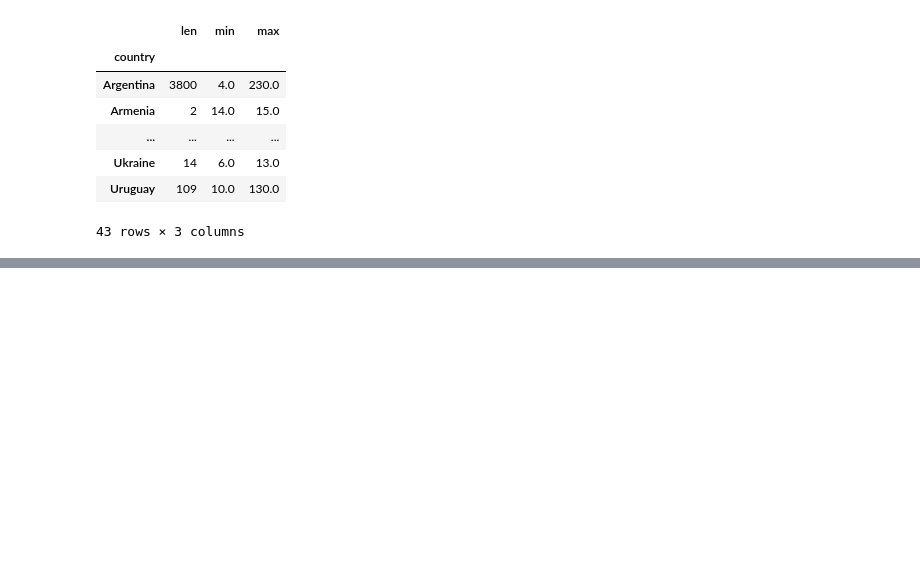
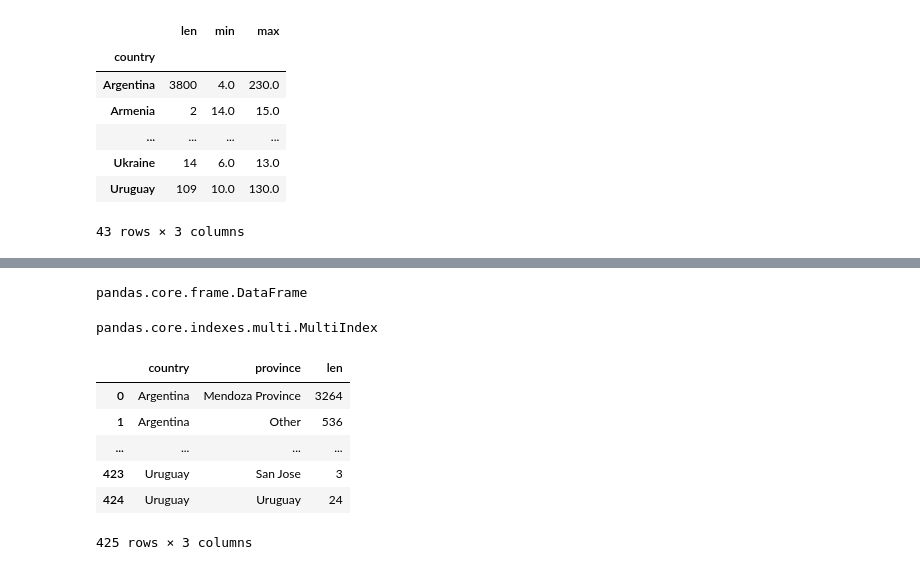
Before and after one commit to GTD2101-ACD-GB-AD24/03-pandas-ricardo-qm, a Jupyter notebook: 04. GroupSort.ipynb, the cells around one changed output, grey strips where cells are left out. Cells and saved outputs as stored; diff of their text form; code cells hidden in the pictures; blank space fills up the shorter version.

```diff
--- a/04. GroupSort.ipynb
+++ b/04. GroupSort.ipynb
@@ -4,7 +4,7 @@
 En este JNB se revisará el tema de Agrupamiento y Sorteo en Pandas.
 # %%
 import pandas as pd
-reviews = pd.read_csv("https://raw.githubusercontent.com/GTD2101-ACD-GB-AD24/ACD.datasets.kaggle/refs/heads/main/winemag-data-130k-v2.txt?token=GHSAT0AAAAAACWKA6N4JJV7UMAUDEFFEBXEZYOYFFQ", index_col=0)
+reviews = pd.read_csv("https://raw.githubusercontent.com/GTD2101-ACD-GB-AD24/ACD.datasets.kaggle/refs/heads/main/winemag-data-130k-v2.txt?token=GHSAT0AAAAAACYUTFXLLC5Y55CLFJECK47AZYQBQGA", index_col=0)
 pd.set_option("display.max_rows", 5)
 # %%
 reviews.groupby('points').points.count()
@@ -68,3 +68,6 @@ reviews.groupby(['country']).price.agg([len, min, max])
 | Ukraine | 14 | 6.0 | 13.0 |
 | Uruguay | 109 | 10.0 | 130.0 |
 43 rows × 3 columns
+# %%
+countries_reviewed = reviews.groupby(['country', 'province']).description.agg([len])
+countries_reviewed
@@ -70,0 +83,19 @@ reviews.groupby(['country']).price.agg([len, min, max])
+# %%
+type(countries_reviewed)
+# %% [output]
+pandas.core.frame.DataFrame
+# %%
+mi = countries_reviewed.index
+type(mi)
+# %% [output]
+pandas.core.indexes.multi.MultiIndex
+# %%
+countries_reviewed.reset_index()
+# %% [output]
+|  | country | province | len |
+| 0 | Argentina | Mendoza Province | 3264 |
+| 1 | Argentina | Other | 536 |
+| ... | ... | ... | ... |
+| 423 | Uruguay | San Jose | 3 |
+| 424 | Uruguay | Uruguay | 24 |
+425 rows × 3 columns
```
Also changed, not shown: parts of 11 cells of this notebook.
